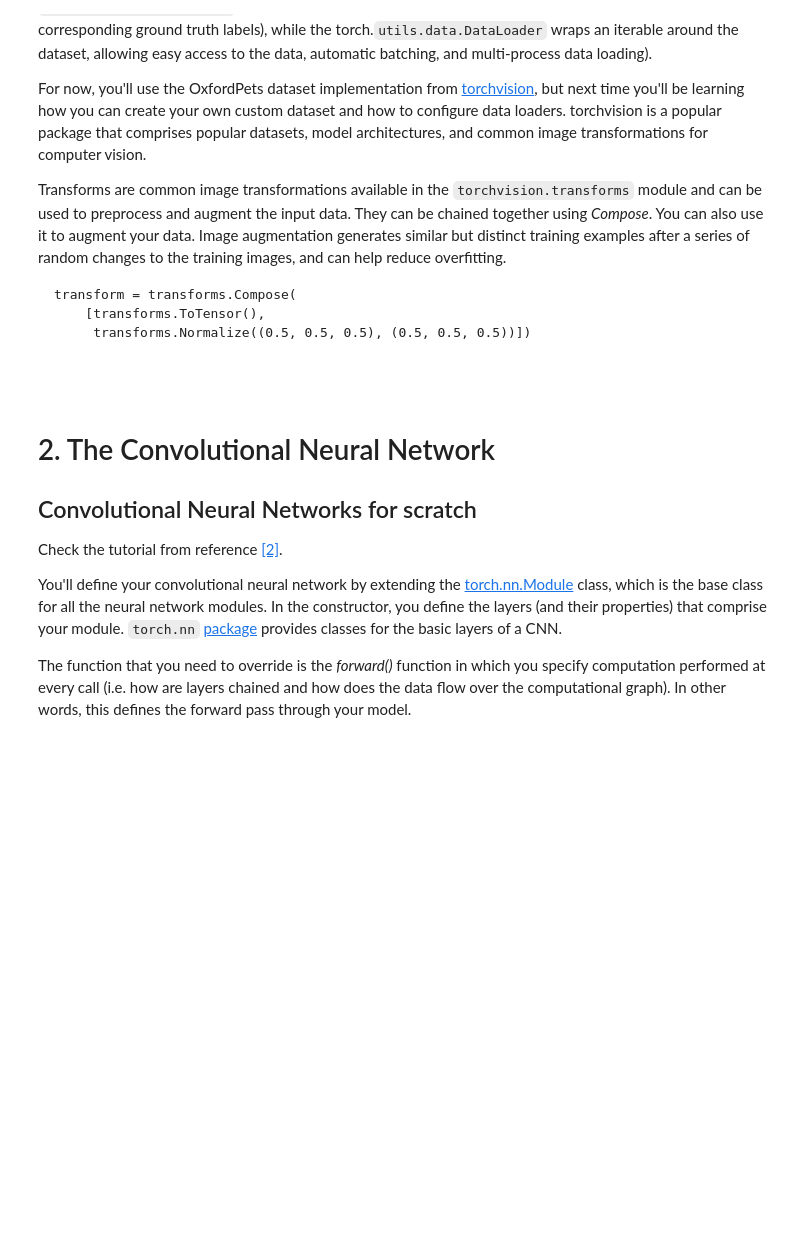
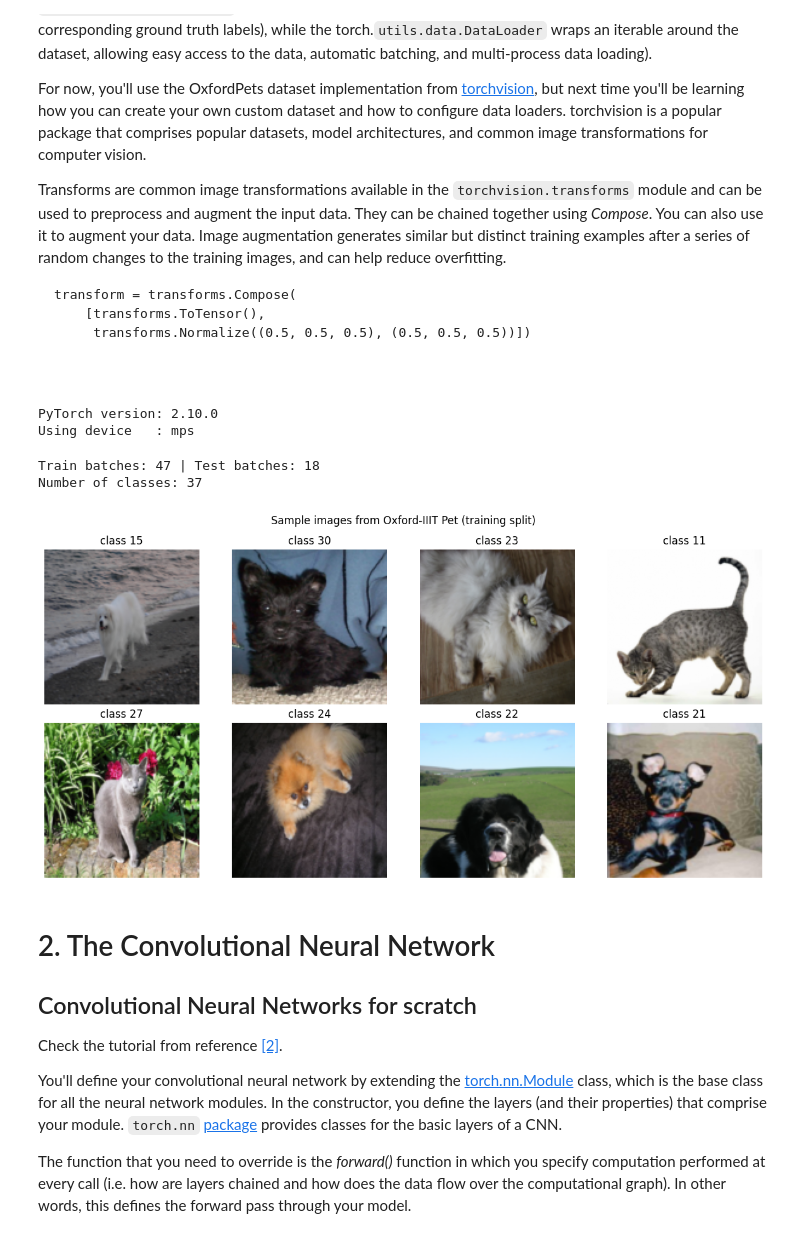
Before and after one commit to ioan-vlad-pantiru/cvdlp, a Jupyter notebook: lab3/Computer_Vision_and_Deep_Learning_Laboratory_3_[students].ipynb, the cells around one changed output. Saved outputs shown, nothing was run; the diff lists cells and outputs as text; code cells hidden in the pictures; blank space fills up the shorter version.

````diff
--- a/lab3/Computer_Vision_and_Deep_Learning_Laboratory_3_[students].ipynb
+++ b/lab3/Computer_Vision_and_Deep_Learning_Laboratory_3_[students].ipynb
@@ -466,6 +466,63 @@ transform = transforms.Compose(
 
 
 ```
+# %%
+import sys, os, logging
+from pathlib import Path
+import numpy as np
+import matplotlib.pyplot as plt
+import torch
+import torchvision.transforms as transforms
+from torchvision.datasets import OxfordIIITPet
+from torch.utils.data import DataLoader, Subset
+
+ROOT = Path.cwd()
+if (ROOT / "lab3_pets.py").is_file():
+    sys.path.insert(0, str(ROOT))
+elif (ROOT / "lab3" / "lab3_pets.py").is_file():
+    sys.path.insert(0, str(ROOT / "lab3"))
+
+import lab3_pets as L
+
+logging.getLogger("wandb").setLevel(logging.ERROR)
+
+if torch.cuda.is_available():
+    device = torch.device("cuda")
+elif torch.backends.mps.is_available():
+    device = torch.device("mps")
+else:
+    device = torch.device("cpu")
+
+print("PyTorch version:", torch.__version__)
+print("Using device   :", device)
+# %% [output]
+PyTorch version: 2.10.0
+Using device   : mps
+# %%
+# Download / load the Oxford-IIIT Pet dataset and inspect a batch
+train_loader, test_loader, num_classes = L.get_dataloaders(
+    root="./data", img_size=128, batch_size=32, max_train_samples=1500
+)
+print(f"Train batches: {len(train_loader)} | Test batches: {len(test_loader)}")
+print(f"Number of classes: {num_classes}")
+
+# Show a grid of 8 sample images with their class indices
+imgs, labels = next(iter(train_loader))
+fig, axes = plt.subplots(2, 4, figsize=(12, 6))
+mean = torch.tensor([0.5, 0.5, 0.5])
+std  = torch.tensor([0.5, 0.5, 0.5])
+for ax, img, lbl in zip(axes.flat, imgs, labels):
+    img_show = (img * std[:, None, None] + mean[:, None, None]).clamp(0, 1)
+    ax.imshow(img_show.permute(1, 2, 0).numpy())
+    ax.set_title(f"class {lbl.item()}")
+    ax.axis("off")
+plt.suptitle("Sample images from Oxford-IIIT Pet (training split)")
+plt.tight_layout()
+plt.show()
+# %% [output]
+Train batches: 47 | Test batches: 18
+Number of classes: 37
+[figure, added]
 # %% [markdown]
 
 
````
Also changed, not shown: parts of 20 cells of this notebook, 7 other files.
